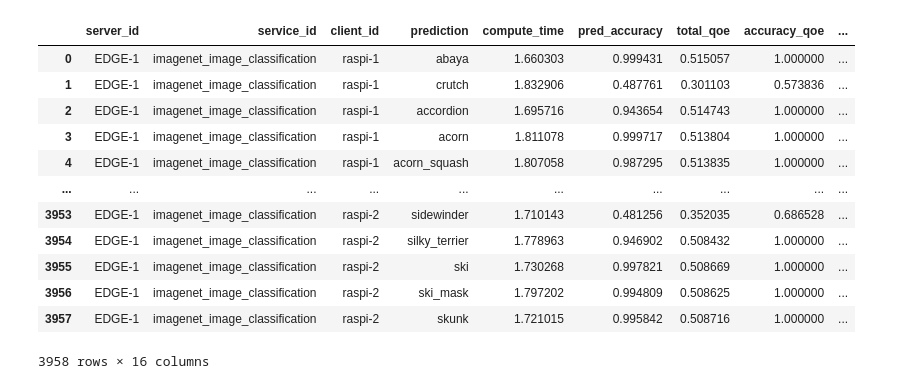
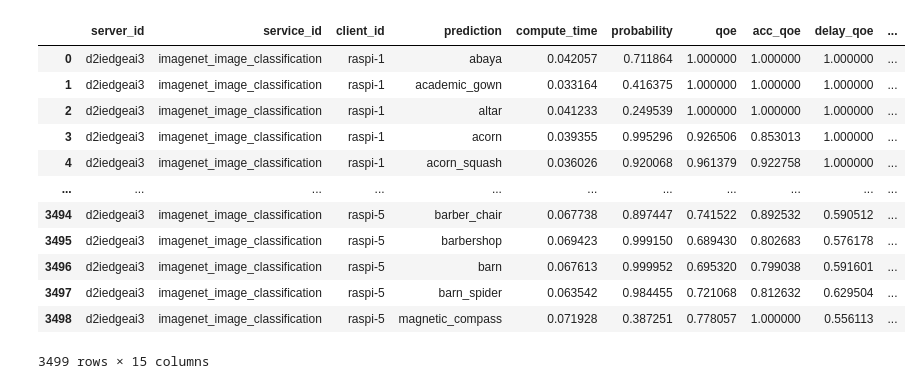
Before and after one commit to Data-to-Insight-Center/cyberinfrastructure-knowledge-network, a Jupyter notebook: plugins/power_monitoring/analysis.ipynb, the cells around one changed output. Cells and saved outputs as stored; diff of their text form; code cells hidden in the pictures.

```diff
--- a/plugins/power_monitoring/analysis.ipynb
+++ b/plugins/power_monitoring/analysis.ipynb
@@ -1,31 +1,29 @@
 # %%
 import pandas as pd
 import matplotlib.pyplot as plt
 import matplotlib.dates as mdates
 
 # Load the data
-results = pd.read_csv('/Users/neeleshkarthikeyan/d2i/cyberinfrastructure-knowledge-network/plugins/power_monitoring/server/qoe_predictive.csv')
-results.columns = ['server_id', 'service_id', 'client_id', 'prediction', 'compute_time', 'pred_accuracy',
-                   'total_qoe', 'accuracy_qoe', 'delay_qoe', 'req_acc', 'req_delay', 'model',
-                   'added_time', 'timestamp', 'accuracy', 'ground_truth']
+results = pd.read_csv('/Users/neeleshkarthikeyan/d2i/cyberinfrastructure-knowledge-network/plugins/power_monitoring/server/results.csv')
+results.columns = ['server_id', 'service_id', 'client_id', 'prediction', 'compute_time', 'probability', 'qoe', 'acc_qoe', 'delay_qoe', 'req_acc', 'req_delay', 'model', 'timestamp', 'accuracy', 'ground_truth']
 
 # Convert timestamp to datetime
 results['timestamp'] = pd.to_datetime(results['timestamp'])
 results
 # %% [output]
-|  | server_id | service_id | client_id | prediction | compute_time | pred_accuracy | total_qoe | accuracy_qoe | ... |
-| 0 | EDGE-1 | imagenet_image_classification | raspi-1 | abaya | 1.660303 | 0.999431 | 0.515057 | 1.000000 | ... |
-| 1 | EDGE-1 | imagenet_image_classification | raspi-1 | crutch | 1.832906 | 0.487761 | 0.301103 | 0.573836 | ... |
-| 2 | EDGE-1 | imagenet_image_classification | raspi-1 | accordion | 1.695716 | 0.943654 | 0.514743 | 1.000000 | ... |
-| 3 | EDGE-1 | imagenet_image_classification | raspi-1 | acorn | 1.811078 | 0.999717 | 0.513804 | 1.000000 | ... |
-| 4 | EDGE-1 | imagenet_image_classification | raspi-1 | acorn_squash | 1.807058 | 0.987295 | 0.513835 | 1.000000 | ... |
-| ... | ... | ... | ... | ... | ... | ... | ... | ... | ... |
-| 3953 | EDGE-1 | imagenet_image_classification | raspi-2 | sidewinder | 1.710143 | 0.481256 | 0.352035 | 0.686528 | ... |
-| 3954 | EDGE-1 | imagenet_image_classification | raspi-2 | silky_terrier | 1.778963 | 0.946902 | 0.508432 | 1.000000 | ... |
-| 3955 | EDGE-1 | imagenet_image_classification | raspi-2 | ski | 1.730268 | 0.997821 | 0.508669 | 1.000000 | ... |
-| 3956 | EDGE-1 | imagenet_image_classification | raspi-2 | ski_mask | 1.797202 | 0.994809 | 0.508625 | 1.000000 | ... |
-| 3957 | EDGE-1 | imagenet_image_classification | raspi-2 | skunk | 1.721015 | 0.995842 | 0.508716 | 1.000000 | ... |
+|  | server_id | service_id | client_id | prediction | compute_time | probability | qoe | acc_qoe | delay_qoe | ... |
+| 0 | d2iedgeai3 | imagenet_image_classification | raspi-1 | abaya | 0.042057 | 0.711864 | 1.000000 | 1.000000 | 1.000000 | ... |
+| 1 | d2iedgeai3 | imagenet_image_classification | raspi-1 | academic_gown | 0.033164 | 0.416375 | 1.000000 | 1.000000 | 1.000000 | ... |
+| 2 | d2iedgeai3 | imagenet_image_classification | raspi-1 | altar | 0.041233 | 0.249539 | 1.000000 | 1.000000 | 1.000000 | ... |
+| 3 | d2iedgeai3 | imagenet_image_classification | raspi-1 | acorn | 0.039355 | 0.995296 | 0.926506 | 0.853013 | 1.000000 | ... |
+| 4 | d2iedgeai3 | imagenet_image_classification | raspi-1 | acorn_squash | 0.036026 | 0.920068 | 0.961379 | 0.922758 | 1.000000 | ... |
+| ... | ... | ... | ... | ... | ... | ... | ... | ... | ... | ... |
+| 3494 | d2iedgeai3 | imagenet_image_classification | raspi-5 | barber_chair | 0.067738 | 0.897447 | 0.741522 | 0.892532 | 0.590512 | ... |
+| 3495 | d2iedgeai3 | imagenet_image_classification | raspi-5 | barbershop | 0.069423 | 0.999150 | 0.689430 | 0.802683 | 0.576178 | ... |
+| 3496 | d2iedgeai3 | imagenet_image_classification | raspi-5 | barn | 0.067613 | 0.999952 | 0.695320 | 0.799038 | 0.591601 | ... |
+| 3497 | d2iedgeai3 | imagenet_image_classification | raspi-5 | barn_spider | 0.063542 | 0.984455 | 0.721068 | 0.812632 | 0.629504 | ... |
+| 3498 | d2iedgeai3 | imagenet_image_classification | raspi-5 | magnetic_compass | 0.071928 | 0.387251 | 0.778057 | 1.000000 | 0.556113 | ... |
-3958 rows × 16 columns
+3499 rows × 15 columns
 # %%
 power = pd.read_csv('/Users/neeleshkarthikeyan/d2i/cyberinfrastructure-knowledge-network/plugins/power_monitoring/server/power.csv')
 power.columns = ['timestamp', 'container_power', 'container_cpu_usage', 'container_memory_usage', 'cpu_power', 'gpu_power', 'tot_power']
```
Also changed, not shown: parts of 6 cells of this notebook, 8 other files.
